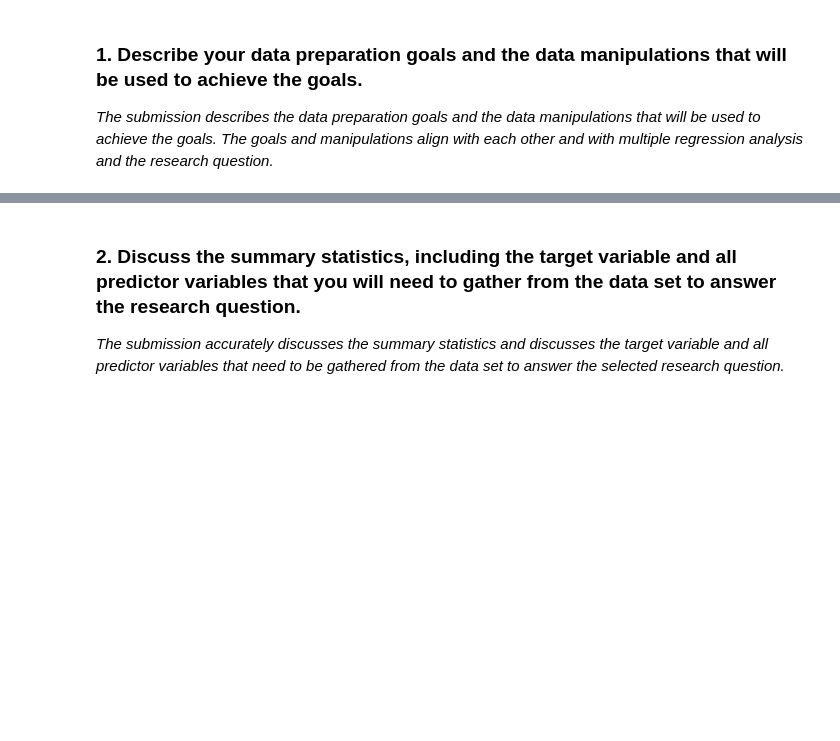
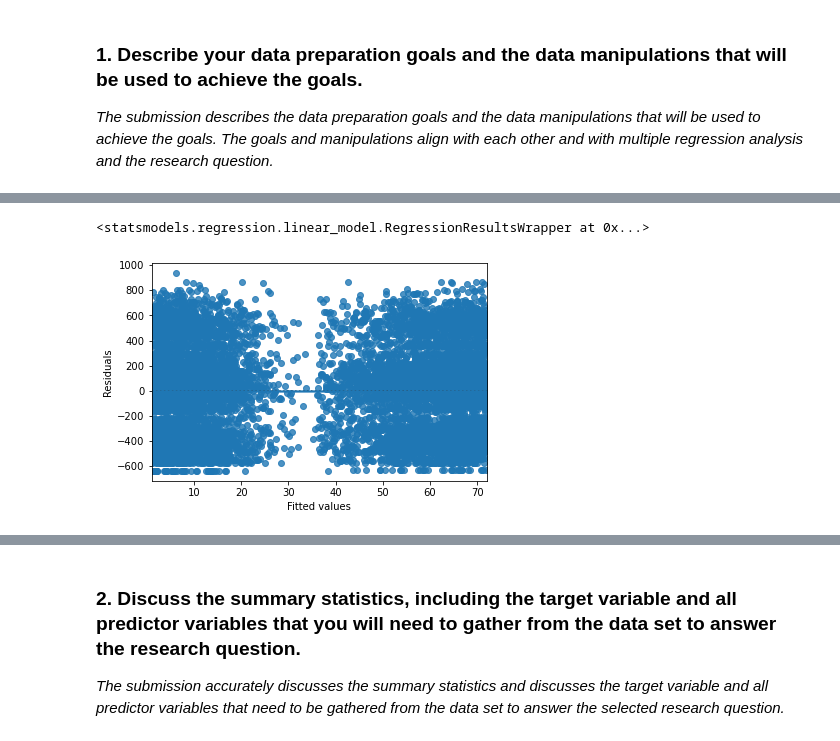
Before and after one commit to chrispaynes/OSDSC-Portfolio, a Jupyter notebook: predictive_modeling/TASK 1 - MULTIPLE REGRESSION FOR PREDICTIVE MODELING/multiple_regression.ipynb, the cells around one changed output, grey strips where cells are left out. Drawn from its saved outputs; the diff is of its cells as text; code cells hidden in the pictures; blank space fills up the shorter version.

```diff
--- a/predictive_modeling/TASK 1 - MULTIPLE REGRESSION FOR PREDICTIVE MODELING/multiple_regression.ipynb
+++ b/predictive_modeling/TASK 1 - MULTIPLE REGRESSION FOR PREDICTIVE MODELING/multiple_regression.ipynb
@@ -50,0 +435,12 @@ NBM2 — NBM2 TASK 1: MULTIPLE REGRESSION FOR PREDICTIVE MODELING
+# %%
+VIF_CUTOFF_THRESHOLD = 10
+
+low_multicollinearity_df = VIF_df[VIF_df.VIF < VIF_CUTOFF_THRESHOLD]
+display(retained_features_df.sort_values(by="VIF"))
+
+retained_features = retained_features_df.feature
+# display(retained_features)
+# display(retained_features.tolist())
+
+# dummy_df[["Additional_charges"] + retained_features.tolist()].head()
+# [retained_features]
@@ -50,0 +466,5 @@ NBM2 — NBM2 TASK 1: MULTIPLE REGRESSION FOR PREDICTIVE MODELING
+# %%
+reduced_df = dummy_df[["Additional_charges"] + retained_features.tolist()]
+reduced_df.head()
+# reduced_reg, X, y = linear_reg(data=reduced_df, target_col="TotalCharge")
+# reduced_reg.score(X,y), reduced_reg.coef_, reduced_reg.intercept_
@@ -50,0 +560,15 @@ NBM2 — NBM2 TASK 1: MULTIPLE REGRESSION FOR PREDICTIVE MODELING
+# %%
+mdl
+
+# display("PARAMS", mdl.params)
+# %% [output]
+<statsmodels.regression.linear_model.RegressionResultsWrapper at 0x...>
+# %%
+sns.residplot(
+    x="Initial_days", y="TotalCharge", data=reduced_df, lowess=True
+)
+plt.xlabel("Fitted values")
+plt.ylabel("Residuals")
+plt.show()
+# %% [output]
+[figure, added]
```
Also changed, not shown: parts of 68 cells of this notebook, 1 other file.
